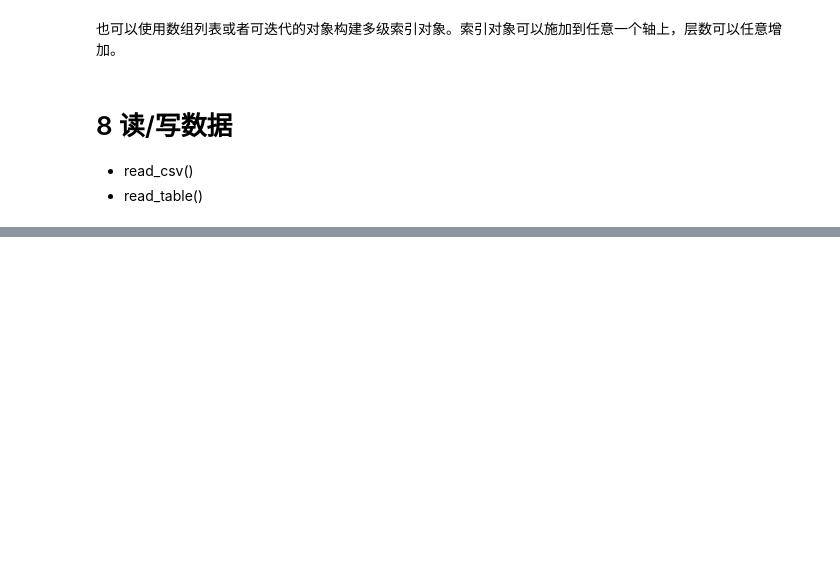
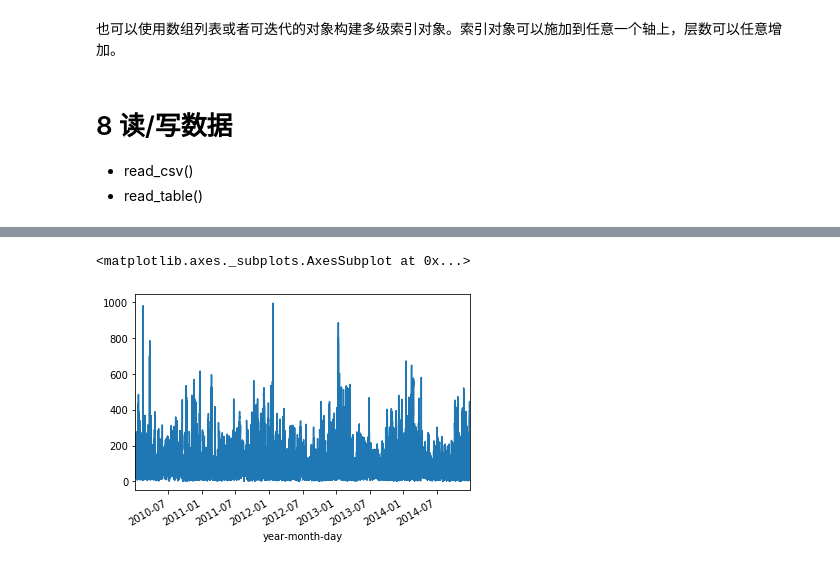
Before and after one commit to shilinlee/blog, a Jupyter notebook: scientific_computing_library/pandas/pandas7-11.ipynb, the cells around one changed output, grey strips where cells are left out. Drawn from its saved outputs; the diff is of its cells as text; code cells hidden in the pictures; blank space fills up the shorter version.

```diff
--- a/scientific_computing_library/pandas/pandas7-11.ipynb
+++ b/scientific_computing_library/pandas/pandas7-11.ipynb
@@ -36,0 +259,2 @@ tuples
+# %%
+data = pd.read_csv('./data.csv', parse_dates=True, index_col=0)
@@ -36,0 +278,2 @@ tuples
+# %%
+data_ = data.dropna(axis=0)
@@ -36,0 +297,5 @@ tuples
+# %%
+data_['pm2.5'].plot()
+# %% [output]
+<matplotlib.axes._subplots.AxesSubplot at 0x...>
+[figure, added]
```
Also changed, not shown: parts of 50 cells of this notebook, 4 other files.
